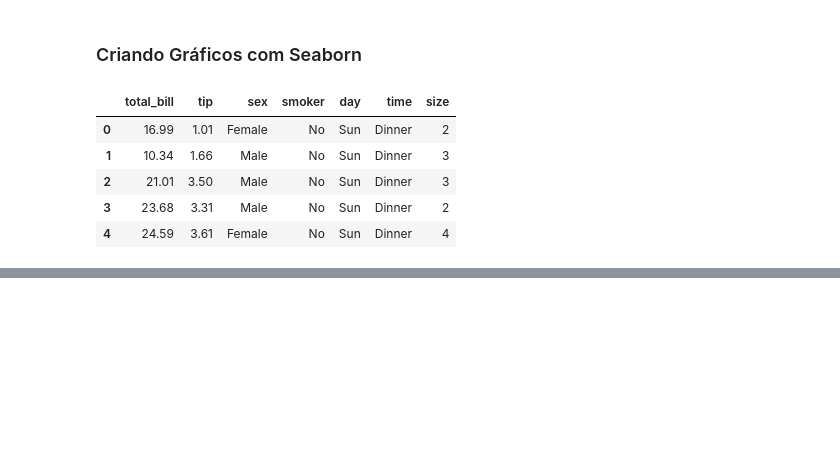
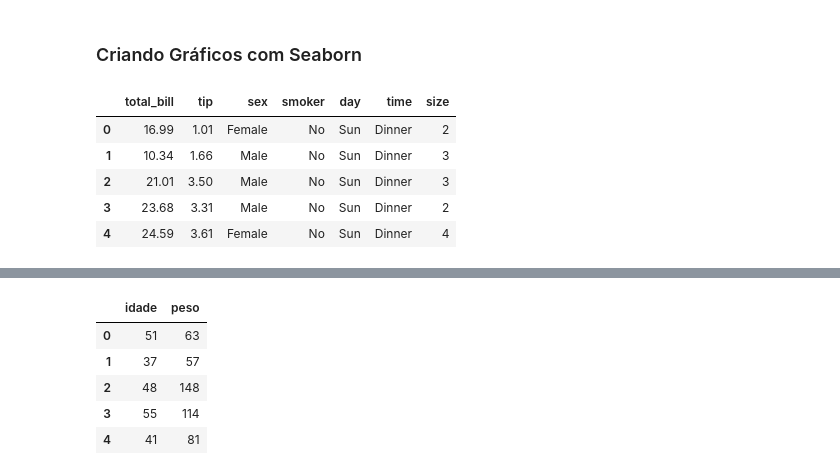
Before and after one commit to SamuelMends/datascience_fundamentals, a Jupyter notebook: seaborn.ipynb, the cells around one changed output, grey strips where cells are left out. Drawn from its saved outputs; the diff is of its cells as text; code cells hidden in the pictures; blank space fills up the shorter version.

```diff
--- a/seaborn.ipynb
+++ b/seaborn.ipynb
@@ -46,0 +59,7 @@ dados.head()
+# %%
+# Construindo um dataframe com Pandas
+df = pd.DataFrame()
+# %%
+# Alimentando o Dataframe com valores aleatórios
+df['idade'] = random.sample(range(20, 100), 30)
+df['peso'] = random.sample(range(55, 150), 30)
@@ -46,0 +70,9 @@ dados.head()
+# %%
+df.head()
+# %% [output]
+|  | idade | peso |
+| 0 | 51 | 63 |
+| 1 | 37 | 57 |
+| 2 | 48 | 148 |
+| 3 | 55 | 114 |
+| 4 | 41 | 81 |
```
Also changed, not shown: parts of 3 cells of this notebook.
